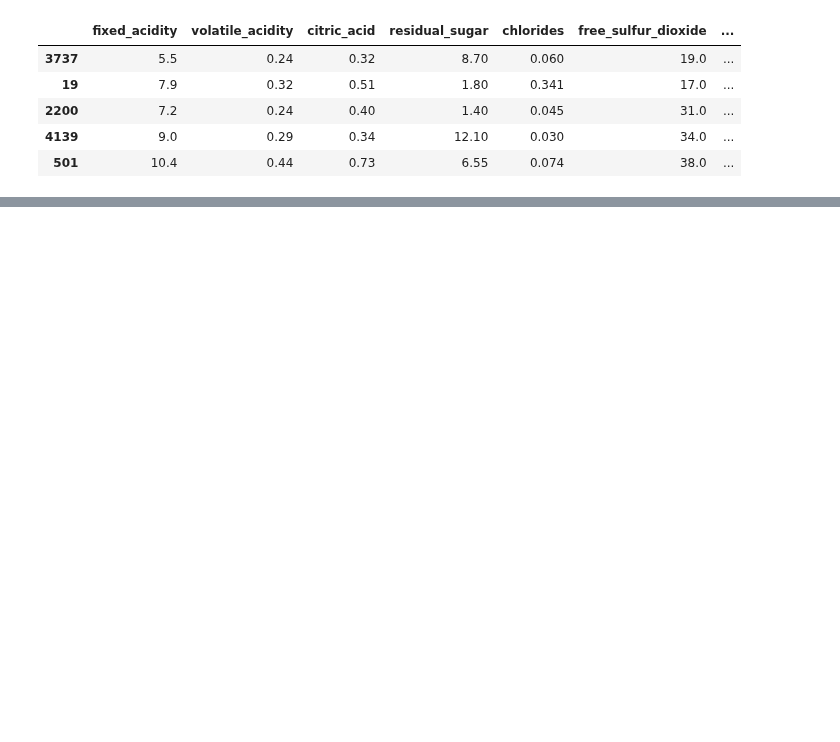
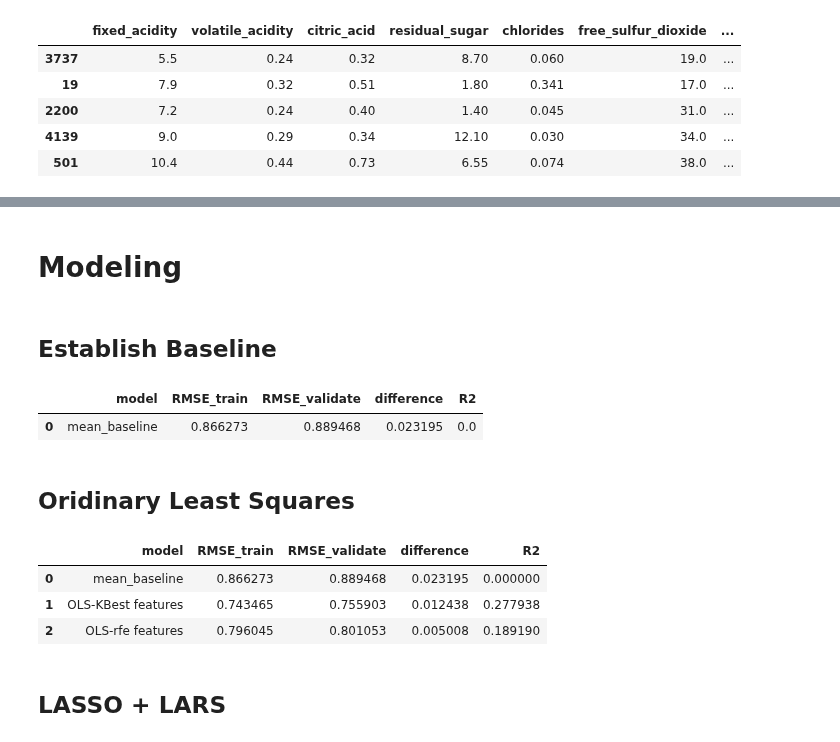
Before and after one commit to Wine-qualitity/wine-qualitiy-model, a Jupyter notebook: modeling.ipynb, the cells around one changed output, grey strips where cells are left out. Drawn from its saved outputs; the diff is of its cells as text; code cells hidden in the pictures; blank space fills up the shorter version.

```diff
--- a/modeling.ipynb
+++ b/modeling.ipynb
@@ -51,0 +88,4 @@ y_test = test.quality
+# %% [markdown]
+# Modeling
+# %% [markdown]
+## Establish Baseline
@@ -51,0 +121,5 @@ y_test = test.quality
+# %%
+metric_df
+# %% [output]
+|  | model | RMSE_train | RMSE_validate | difference | R2 |
+| 0 | mean_baseline | 0.866273 | 0.889468 | 0.023195 | 0.0 |
@@ -51,0 +136,2 @@ y_test = test.quality
+# %% [markdown]
+## Oridinary Least Squares
@@ -51,0 +155,52 @@ y_test = test.quality
+# %%
+#Append this to the metric_df
+
+metric_df = metric_df.append(
+    {
+        'model' : 'OLS-KBest features',
+        'RMSE_train' : rmse_train,
+        'RMSE_validate' : rmse_validate,
+        'difference' : rmse_validate - rmse_train,
+        'R2' : explained_variance_score(y_validate.quality,
+                                       y_validate.quality_pred_lm_kbest)
+    }, ignore_index=True
+)
+# %%
+# make the model
+lm_rfe = LinearRegression()
+# fit the model on the training data
+lm_rfe.fit(X_train[f_feature_rfe], y_train.quality)
+# use the model make predictions on the training data
+y_train['quality_pred_lm_rfe'] = lm_rfe.predict(X_train[f_feature_rfe])
+# Evaluate: RMSE
+rmse_train = mean_squared_error(y_train.quality,
+                                y_train.quality_pred_lm_rfe, squared=False)
+
+# repeat usage on validate
+y_validate['quality_pred_lm_rfe'] = lm_rfe.predict(
+    X_validate[f_feature_rfe])
+# evaluate: RMSE
+rmse_validate = mean_squared_error(y_validate.quality,
+                                   y_validate.quality_pred_lm_rfe, squared=False)
+# %%
+#Append this to the metric_df
+
+metric_df = metric_df.append(
+    {
+        'model' : 'OLS-rfe features',
+        'RMSE_train' : rmse_train,
+        'RMSE_validate' : rmse_validate,
+        'difference' : rmse_validate - rmse_train,
+        'R2' : explained_variance_score(y_validate.quality,
+                                       y_validate.quality_pred_lm_rfe)
+    }, ignore_index=True
+)
+# %%
+metric_df
+# %% [output]
+|  | model | RMSE_train | RMSE_validate | difference | R2 |
+| 0 | mean_baseline | 0.866273 | 0.889468 | 0.023195 | 0.000000 |
+| 1 | OLS-KBest features | 0.743465 | 0.755903 | 0.012438 | 0.277938 |
+| 2 | OLS-rfe features | 0.796045 | 0.801053 | 0.005008 | 0.189190 |
+# %% [markdown]
+## LASSO + LARS
```
Also changed, not shown: parts of 30 cells of this notebook.
